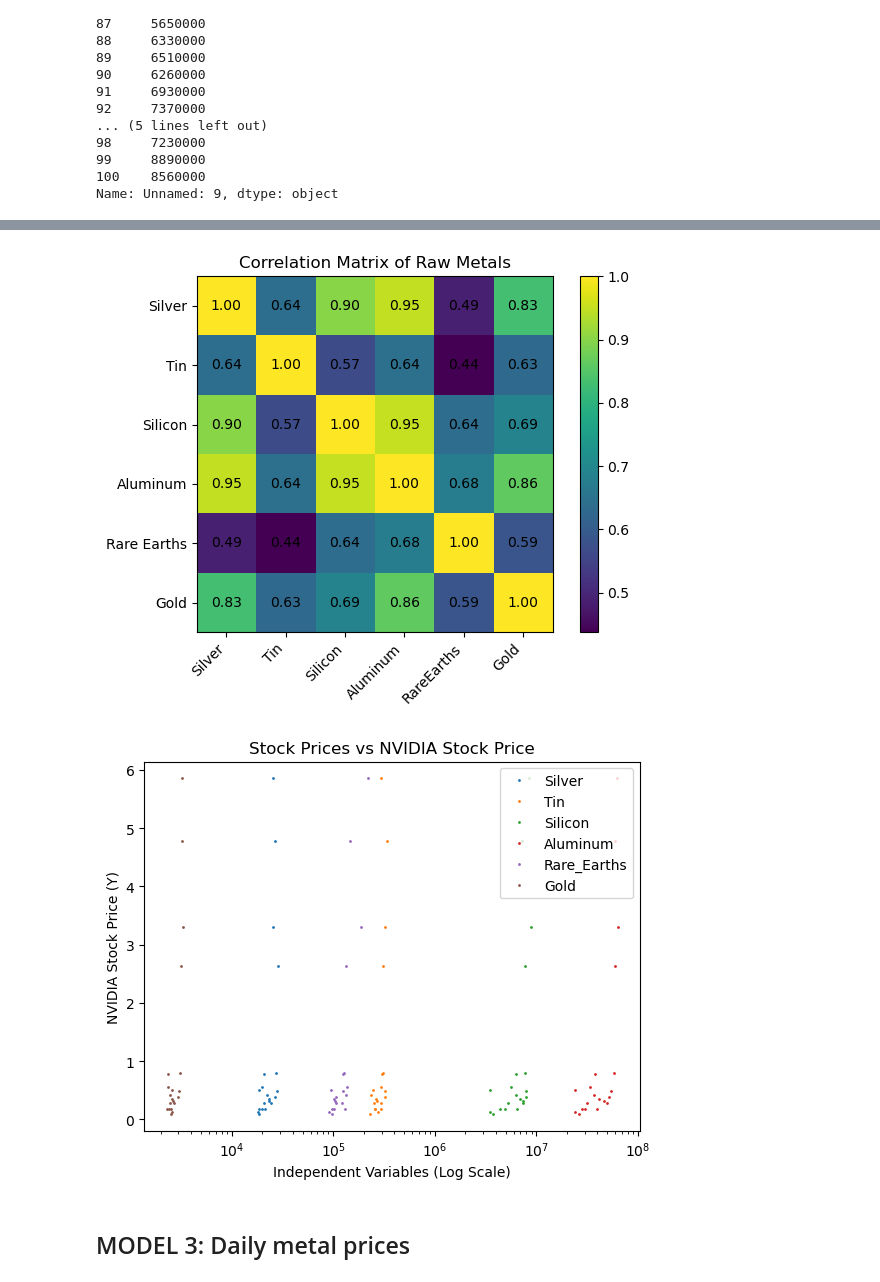
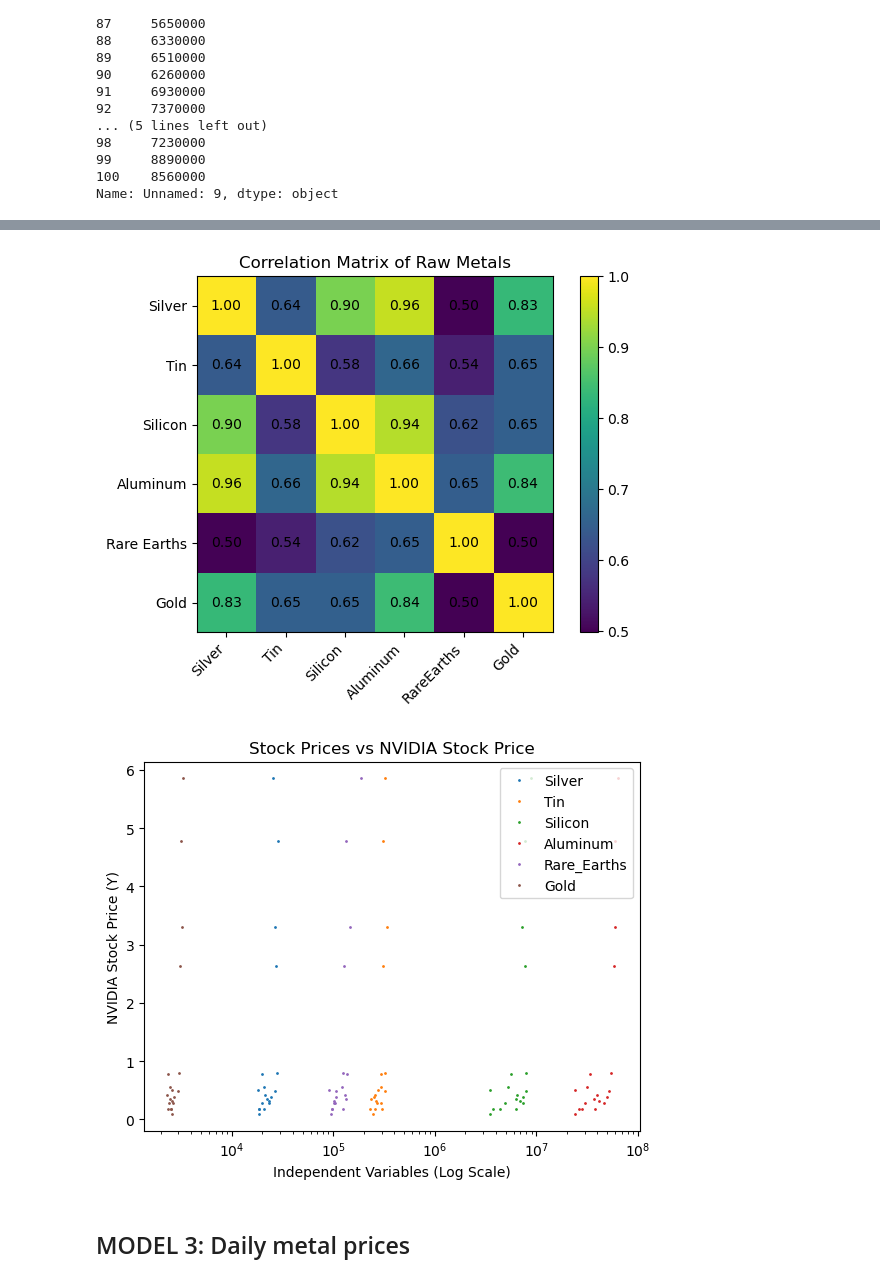
Before and after one commit to R1B0PR07008/School-Public, a Jupyter notebook: Extended Essay/Clean Data Fixed from Model 7.ipynb, the cells around one changed output, grey strips where cells are left out. Cells and saved outputs as stored; diff of their text form; code cells hidden in the pictures.

```diff
--- a/Extended Essay/Clean Data Fixed from Model 7.ipynb
+++ b/Extended Essay/Clean Data Fixed from Model 7.ipynb
@@ -587,34 +677,34 @@ corr_df2
 # %%
 corr_df2 = pd.DataFrame(
     [
-        [1.000000, 0.641283, 0.899590, 0.947358, 0.487758, 0.832391],
-        [0.641283, 1.000000, 0.569233, 0.644998, 0.437450, 0.629949],
-        [0.899590, 0.569233, 1.000000, 0.949741, 0.639173, 0.689657],
-        [0.947358, 0.644998, 0.949741, 1.000000, 0.676723, 0.861907],
-        [0.487758, 0.437450, 0.639173, 0.676723, 1.000000, 0.585566],
-        [0.832391, 0.629949, 0.689657, 0.861907, 0.585566, 1.000000]
+        [1.000000, 0.642150, 0.899768, 0.956202, 0.500906, 0.834021],
+        [0.642150, 1.000000, 0.578023, 0.664324, 0.543646, 0.651947],
+        [0.899768, 0.578023, 1.000000, 0.944878, 0.623875, 0.653180],
+        [0.956202, 0.664324, 0.944878, 1.000000, 0.648099, 0.842747],
+        [0.500906, 0.543646, 0.623875, 0.648099, 1.000000, 0.498845],
+        [0.834021, 0.651947, 0.653180, 0.842747, 0.498845, 1.000000]
     ],
     columns=["Silver", "Tin", "Silicon", "Aluminum", "RareEarths", "Gold"],
     index=["Silver", "Tin", "Silicon", "Aluminum", "Rare Earths", "Gold"]
 )
 
 plot_correlation_matrix_rotate(corr_df2, "Correlation Matrix of Raw Metals")
 # %% [output]
-[figure, old version]
+[figure, new version]
 # %%
 data2_plot = {
     "Y": nvda.history(start="2000-01-01", end="2020-1-1")['Close'].resample('YE').last(),
-    "Silver": filtered_silver_data.astype(float),
-    "Tin": filtered_Tin_data.astype(float),
-    "Silicon": filtered_Silicon_data.astype(float),
-    "Aluminum": filtered_Aluminum_data.astype(float),
-    "Rare_Earths": filtered_Rare_Earths_data.astype(float),
-    "Gold": filtered_Gold_data.astype(float)
+    "Silver": filtered_silver_data.astype(float).shift(1),
+    "Tin": filtered_Tin_data.astype(float).shift(1),
+    "Silicon": filtered_Silicon_data.astype(float).shift(1),
+    "Aluminum": filtered_Aluminum_data.astype(float).shift(1),
+    "Rare_Earths": filtered_Rare_Earths_data.astype(float).shift(1),
+    "Gold": filtered_Gold_data.astype(float).shift(1)
 }
 
 plot_data_log_y(data2_plot)
 # %% [output]
-[figure, old version]
+[figure, new version]
 # %% [markdown]
 ## MODEL 3: Daily metal prices
 # %%
```
Also changed, not shown: parts of 116 cells of this notebook, 24 other files.
